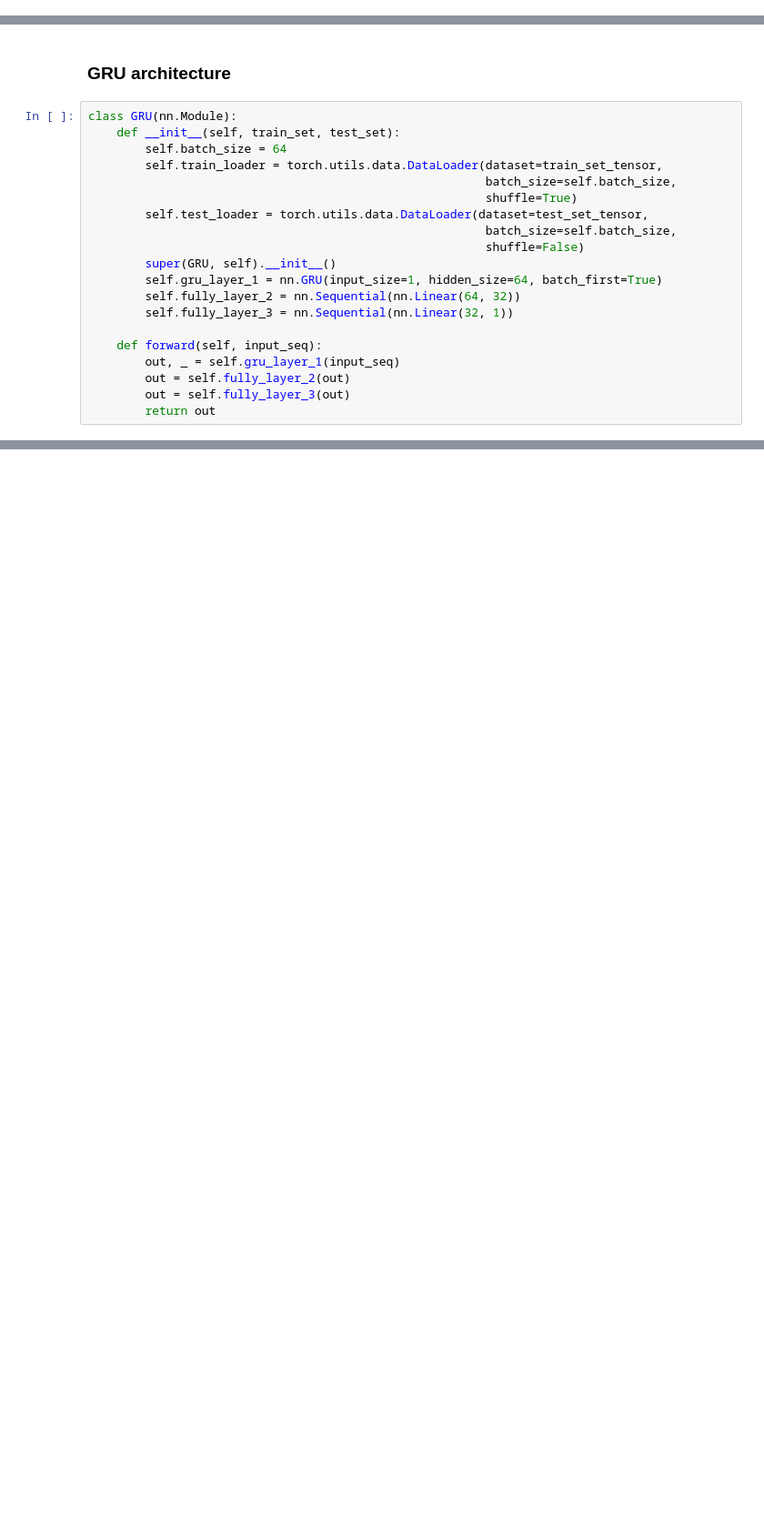
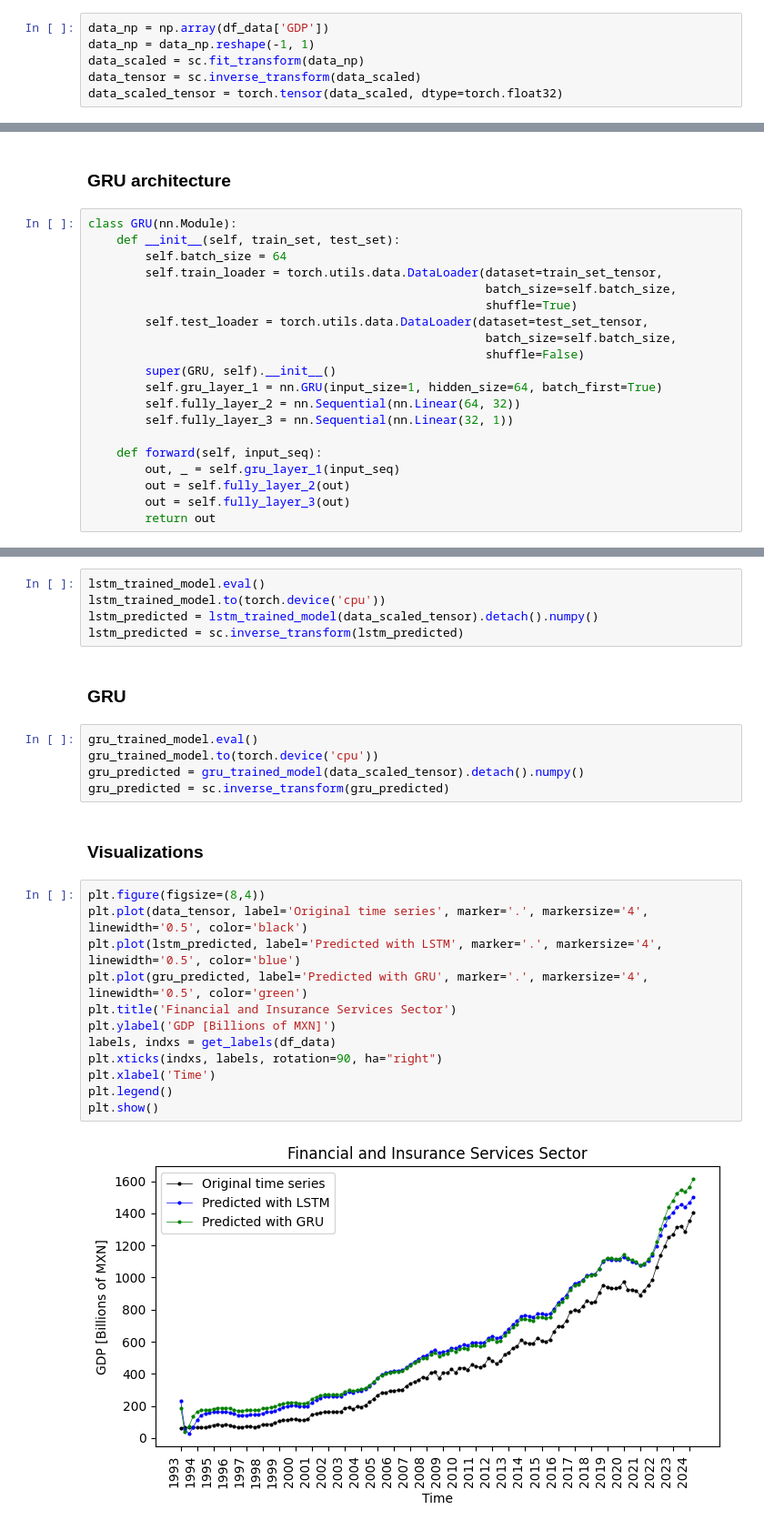
Before and after one commit to JHermosillaD/Mexican_forecasting, a Jupyter notebook: analysis.ipynb, the cells around one changed output, grey strips where cells are left out. Shown at 91% size. Drawn from its saved outputs; the diff is of its cells as text; blank space fills up the shorter version.

```diff
--- a/analysis.ipynb
+++ b/analysis.ipynb
@@ -96,6 +100,12 @@ test_np = test_np.reshape(-1, 1)
 test_set_scaled = sc.fit_transform(test_np)
 features_test, targets_test = memory_cell(test_set_scaled, time_step=3)
 test_set_tensor = torch.utils.data.TensorDataset(features_test, targets_test)
+# %%
+data_np = np.array(df_data['GDP'])
+data_np = data_np.reshape(-1, 1)
+data_scaled = sc.fit_transform(data_np)
+data_tensor = sc.inverse_transform(data_scaled)
+data_scaled_tensor = torch.tensor(data_scaled, dtype=torch.float32)
 # %% [markdown]
 ## 3. Training
 # %%
@@ -240,0 +255,28 @@ Epoch: 50 Train loss:  0.01505 Test loss:  0.01646
+# %%
+lstm_trained_model.eval()
+lstm_trained_model.to(torch.device('cpu'))
+lstm_predicted = lstm_trained_model(data_scaled_tensor).detach().numpy()
+lstm_predicted = sc.inverse_transform(lstm_predicted)
+# %% [markdown]
+### GRU
+# %%
+gru_trained_model.eval()
+gru_trained_model.to(torch.device('cpu'))
+gru_predicted = gru_trained_model(data_scaled_tensor).detach().numpy()
+gru_predicted = sc.inverse_transform(gru_predicted)
+# %% [markdown]
+### Visualizations
+# %%
+plt.figure(figsize=(8,4))
+plt.plot(data_tensor, label='Original time series', marker='.', markersize='4', linewidth='0.5', color='black')
+plt.plot(lstm_predicted, label='Predicted with LSTM', marker='.', markersize='4', linewidth='0.5', color='blue')
+plt.plot(gru_predicted, label='Predicted with GRU', marker='.', markersize='4', linewidth='0.5', color='green')
+plt.title('Financial and Insurance Services Sector')
+plt.ylabel('GDP [Billions of MXN]')
+labels, indxs = get_labels(df_data)
+plt.xticks(indxs, labels, rotation=90, ha="right")
+plt.xlabel('Time')
+plt.legend()
+plt.show()
+# %% [output]
+[figure, added]
```
Also changed, not shown: parts of 5 cells of this notebook.
